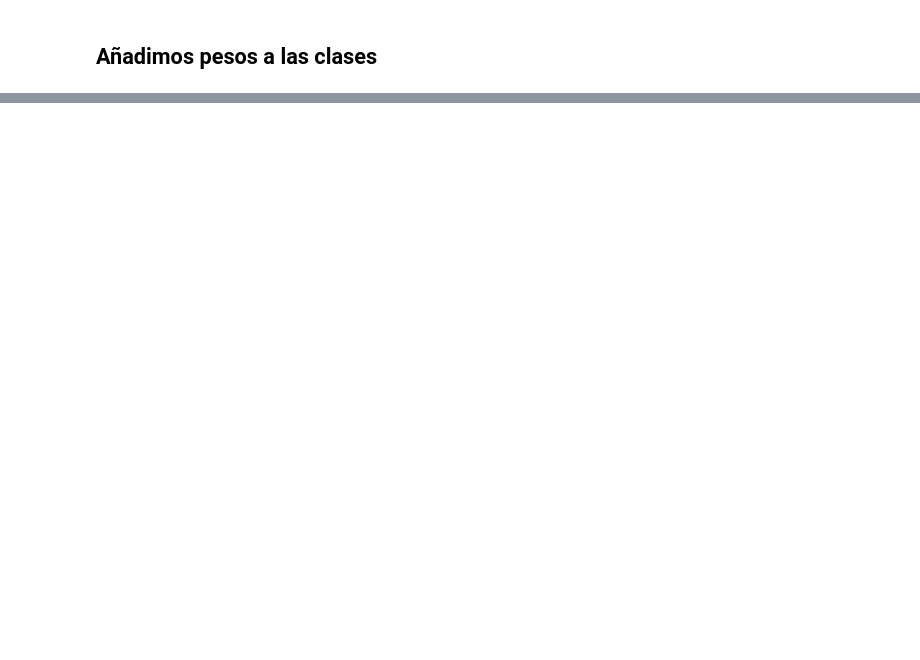
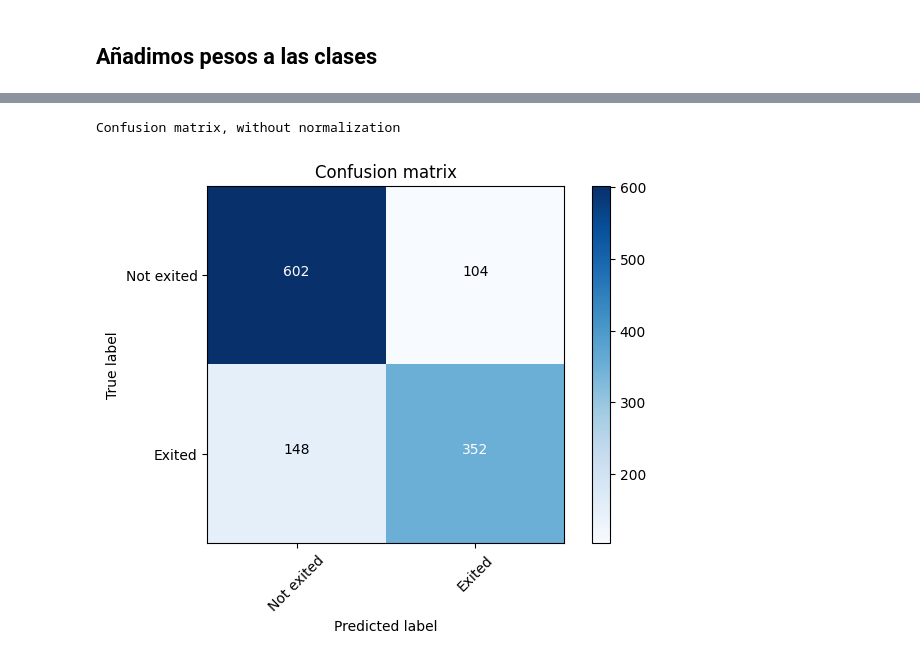
Before and after one commit to jolual2747/bank-customer-churn-prediction, a Jupyter notebook: 02-MODELACION.ipynb, the cells around one changed output, grey strips where cells are left out. Saved outputs shown, nothing was run; the diff lists cells and outputs as text; code cells hidden in the pictures; blank space fills up the shorter version.

```diff
--- a/02-MODELACION.ipynb
+++ b/02-MODELACION.ipynb
@@ -290,0 +491,10 @@ pd.DataFrame(grid.cv_results_).sort_values(by='rank_test_score', ascending=True)
+# %%
+from sklearn.metrics import confusion_matrix
+from src.utils import plot_confusion_matrix
+
+cm = confusion_matrix(y_test, best_model.predict(X_test))
+
+plot_confusion_matrix(cm, classes=['Not exited', 'Exited'], normalize=False)
+# %% [output]
+Confusion matrix, without normalization
+[figure, added]
```
Also changed, not shown: parts of 49 cells of this notebook.
